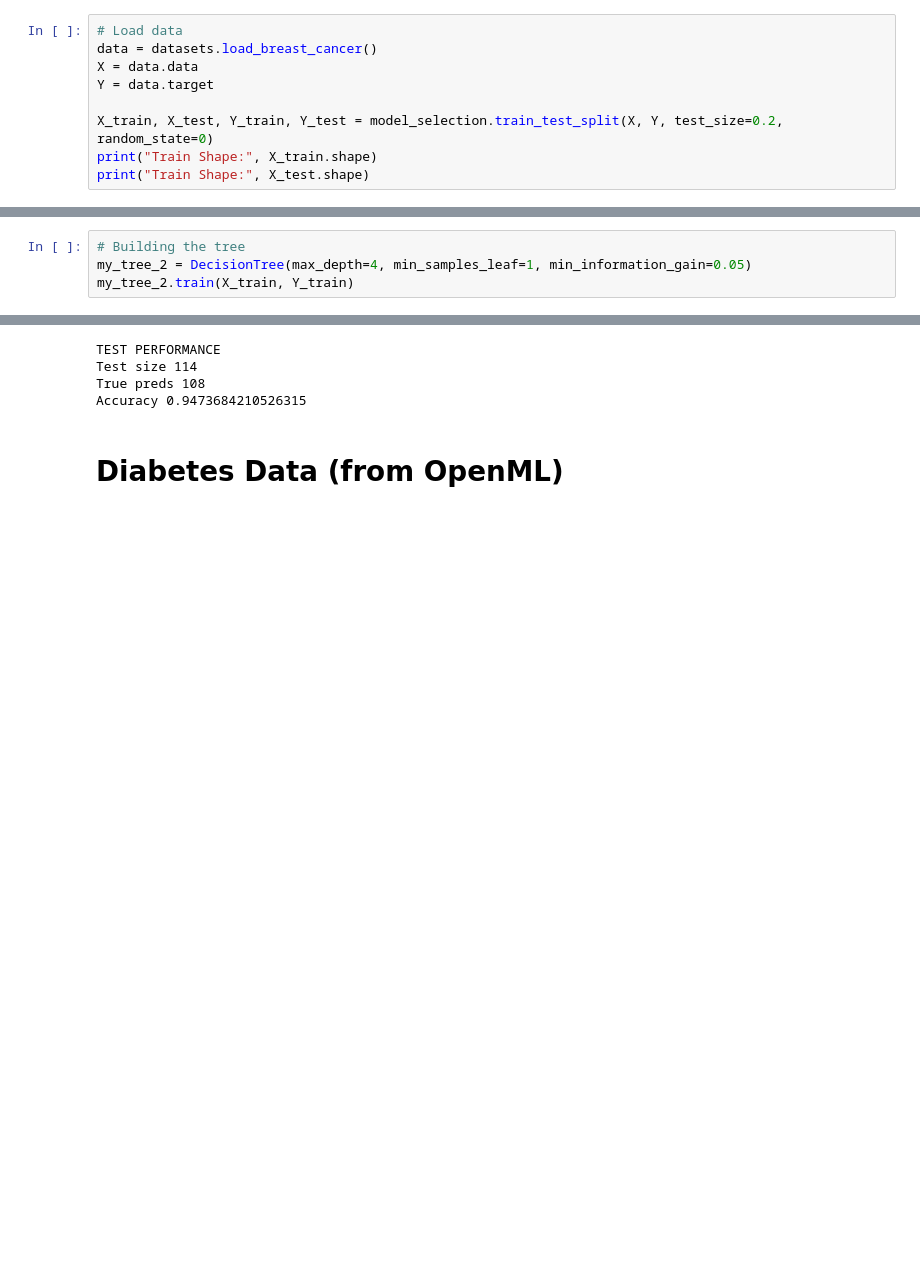
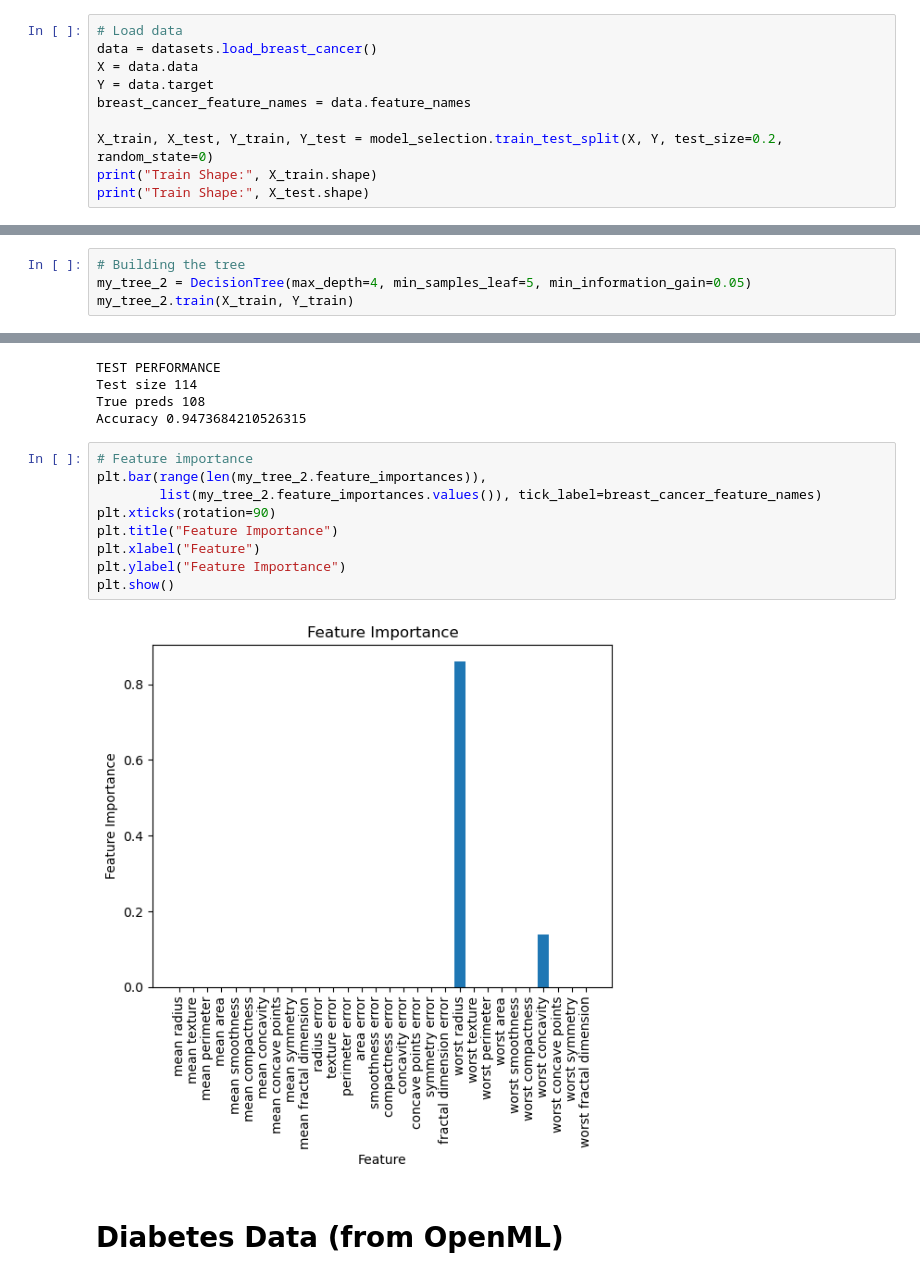
Before and after one commit to enesozeren/machine_learning_from_scratch, a Jupyter notebook: decision_trees/modelling_examples.ipynb, the cells around one changed output, grey strips where cells are left out. Cells and saved outputs as stored; diff of their text form; blank space fills up the shorter version.

```diff
--- a/decision_trees/modelling_examples.ipynb
+++ b/decision_trees/modelling_examples.ipynb
@@ -74,6 +86,7 @@ Accuracy 0.8947368421052632
 data = datasets.load_breast_cancer()
 X = data.data
 Y = data.target
+breast_cancer_feature_names = data.feature_names
 
 X_train, X_test, Y_train, Y_test = model_selection.train_test_split(X, Y, test_size=0.2, random_state=0)
 print("Train Shape:", X_train.shape)
@@ -83,7 +96,7 @@ Train Shape: (455, 30)
 Train Shape: (114, 30)
 # %%
 # Building the tree
-my_tree_2 = DecisionTree(max_depth=4, min_samples_leaf=1, min_information_gain=0.05)
+my_tree_2 = DecisionTree(max_depth=4, min_samples_leaf=5, min_information_gain=0.05)
 my_tree_2.train(X_train, Y_train)
 # %%
 my_tree_2.print_tree()
@@ -119,6 +132,17 @@ TEST PERFORMANCE
 Test size 114
 True preds 108
 Accuracy 0.9473684210526315
+# %%
+# Feature importance
+plt.bar(range(len(my_tree_2.feature_importances)),
+        list(my_tree_2.feature_importances.values()), tick_label=breast_cancer_feature_names)
+plt.xticks(rotation=90)
+plt.title("Feature Importance")
+plt.xlabel("Feature")
+plt.ylabel("Feature Importance")
+plt.show()
+# %% [output]
+[figure, added]
 # %% [markdown]
 # Diabetes Data (from OpenML)
 # %%
```
Also changed, not shown: parts of 5 cells of this notebook, 3 other files.
